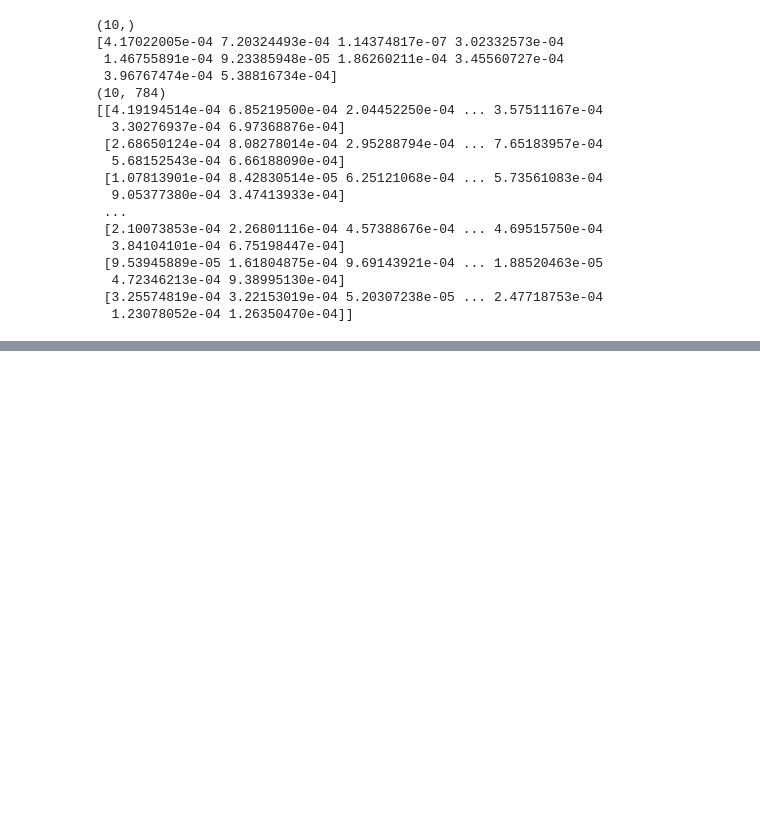
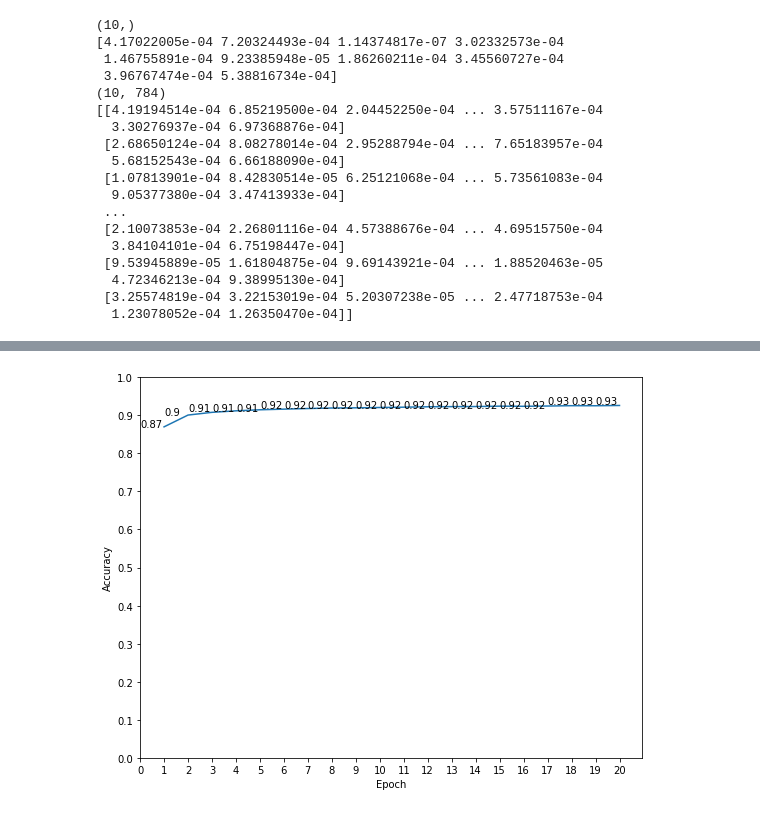
Before and after one commit to d-ghale/DataSciencePython, a Jupyter notebook: NN_from_scratch.ipynb, the cells around one changed output, grey strips where cells are left out. Cells and saved outputs as stored; diff of their text form; code cells hidden in the pictures; blank space fills up the shorter version.

```diff
--- a/NN_from_scratch.ipynb
+++ b/NN_from_scratch.ipynb
@@ -210,6 +313,8 @@ def split_batch(data, size):
     return split_data
 # %%
 batch_size=100
+n_batch = round(len(x_train_updated)/batch_size)
+
 batch_x = split_batch(x_train_updated_shuff, batch_size)
 batch_y = split_batch(y_train_updated_shuff, batch_size)
-batch_actual = split_batch(y_train_shuff, batch_size)
+batch_actual = split_batch(y_train_shuff, batch_size, "integer")
@@ -315,19 +372,17 @@ initial_w = np.random.uniform(0, 0.001, n_output*n_input).reshape(10,784)
 print(initial_w.shape)
 print(initial_w)
 
-
 def forward_pass(data_x, bias_arr, weight_mat):
-    Z = np.array([bias_arr[i] + np.sum(data_x*weight_mat[i], axis =1) for i in range(n_output)], dtype=np.float128) #np.transpose
+    """
+    data_x should be two dimensional, where data_x[i] has 784 values for each sample i
+    """
+    Z = np.array([bias_arr + np.sum(np.multiply(weight_mat, data_x[i]), axis = 1) for i in range(data_x.shape[0])], dtype=np.float128)
     return Z
 
 def softmax(Z):
-    e_x = np.exp(np.transpose(Z))
-    S = np.array([e_x[i]/np.sum(e_x[i]) for i in range(e_x.shape[0])]) #e_x / np.sum(e_x)
+    e_x = np.exp(Z)
+    S = np.array([e_x[i]/np.sum(e_x[i]) for i in range(e_x.shape[0])])
     return S
-
-def cross_entropy(data_y, data_y_pred):
-    pred_y = get_max_index(data_y_pred)
-    return -np.log(data)
 
 def get_max_index(data):
     n_j = data.shape[0]
@@ -339,19 +394,23 @@ def check_accuracy(predicted, expected):
     batch_acc = sklearn.metrics.accuracy_score(predicted, expected)
     return batch_acc
 
-def deriv_logit(actual, data):
+def cross_entropy(data_actual, softmax_data):
+    CE = []
+    for i in range(softmax_data.shape[0]):
+        CE.append(-np.log(softmax_data[i][data_actual[i]]))
+    return CE
+
+def deriv_logit(actual, prob_data):
     lr_deriv_loss_lst = []
     n_output = 10
     for i in range(n_output):
         lr_deriv_loss_lst.append(i)
-        prob_i = data[i]
+        prob_i = prob_data[i]
         if actual == i:
-            lr_deriv_loss_lst[i] = 1- prob_i
+            lr_deriv_loss_lst[i] = prob_i - 1
         else:
             lr_deriv_loss_lst[i] = prob_i
     return lr_deriv_loss_lst
-
-lr = 0.001
 # %% [output]
 (10,)
 [4.17022005e-04 7.20324493e-04 1.14374817e-07 3.02332573e-04
@@ -587,0 +513,14 @@ def update_weight(X, size, Actuals, logits, old_weights, lr = 0.001):
+# %%
+plt.figure(figsize = (9,7))
+plt.plot([i+1 for i in range(num_epoch)], accuracy)
+plt.xlabel("Epoch")
+plt.ylabel("Accuracy")
+plt.xticks(np.arange(0, num_epoch+1, step= 1))
+plt.yticks(ticks = np.arange(0, np.max(accuracy)*1.4, step= 0.1))
+plt.ylim(0, 1)
+
+for index, value in enumerate(accuracy):
+    value = float("{:.2f}".format(value))
+    plt.text(index, value, str(value))
+# %% [output]
+[figure, added]
```
Also changed, not shown: parts of 41 cells of this notebook.
